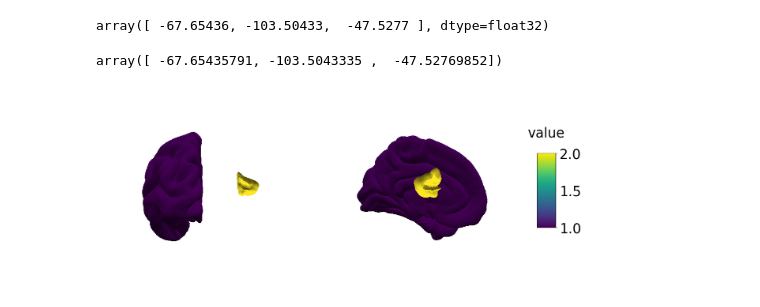
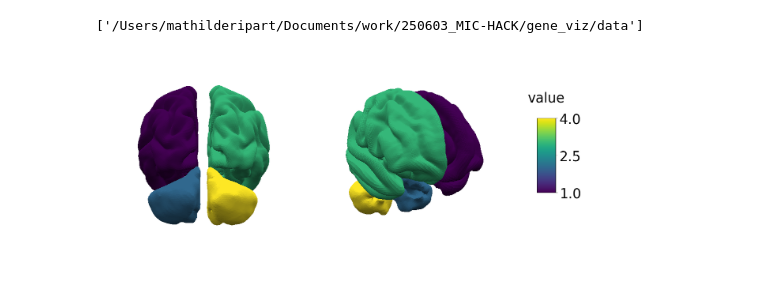
Before and after one commit to imaginelab/gene_viz, a Jupyter notebook: notebooks/concatenate_meshes.ipynb, the cells around one changed output. Cells and saved outputs as stored; diff of their text form; code cells hidden in the pictures.

Commit message:
improve concatenate meshes

```diff
--- a/notebooks/concatenate_meshes.ipynb
+++ b/notebooks/concatenate_meshes.ipynb
@@ -28,16 +7,38 @@ array([44.138, 17.608,  5.533])
-# %%
-mesh_cortex['coords'].min(axis=0)
-# %% [output]
-array([ -67.65436, -103.50433,  -47.5277 ], dtype=float32)
-# %%
-vertices.min(axis=0)
-# %% [output]
-array([ -67.65435791, -103.5043335 ,  -47.52769852])
-# %%
-# plot
-
-plot_surf(vertices, faces, overlay,
-          rotate=[0,240]
-           )
-# %% [output]
-[figure, removed]
+# %%
+mesh_files = [os.path.join(get_data_path(),'fs_LR.32k.L.pial.surf.gii'),
+              os.path.join(get_data_path(),'Left-Cerebellum-Cortex_meshfile.surf.gii'),
+              os.path.join(get_data_path(),'fs_LR.32k.R.pial.surf.gii'),
+              os.path.join(get_data_path(),'Right-Cerebellum-Cortex_meshfile.surf.gii')
+              ]
+
+# mesh_files = glob.glob(os.path.join(get_data_path()))
+
+delta_explode = 0.2
+# %%
+mesh_files
+# %% [output]
+['/Users/mathilderipart/Documents/work/250603_MIC-HACK/gene_viz/data']
+# %%
+# concatenate meshes
+
+vertices = []
+faces = []
+overlay = []
+for i, mesh_file in enumerate(mesh_files):
+    mesh = load_mesh_geometry(mesh_file)
+    if i==0:
+        vertices = mesh['coords'] + (mesh['coords'].mean(axis=0)) * delta_explode
+        faces = mesh['faces']
+        overlay = np.ones(len(mesh['coords']))*1
+    else:
+        faces = np.vstack([faces, mesh['faces']+len(vertices)])
+        # vertices = np.vstack([vertices,  mesh['coords']])
+        vertices = np.vstack([vertices,  mesh['coords']+ (mesh['coords'].mean(axis=0)) * delta_explode])
+        overlay = np.hstack([overlay, np.ones(len(mesh['coords']))*(i+1)])
+
+# plot
+plot_surf(vertices, faces, overlay,
+          rotate=[0,210],
+           )
+# %% [output]
+[figure, added]
```
Also changed, not shown: parts of 5 cells of this notebook.
